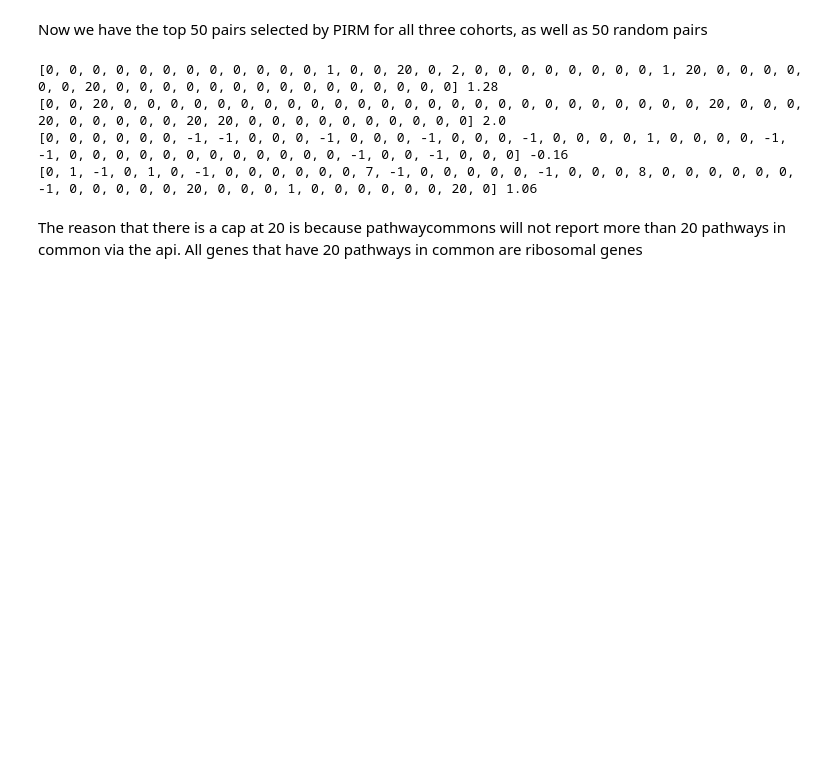
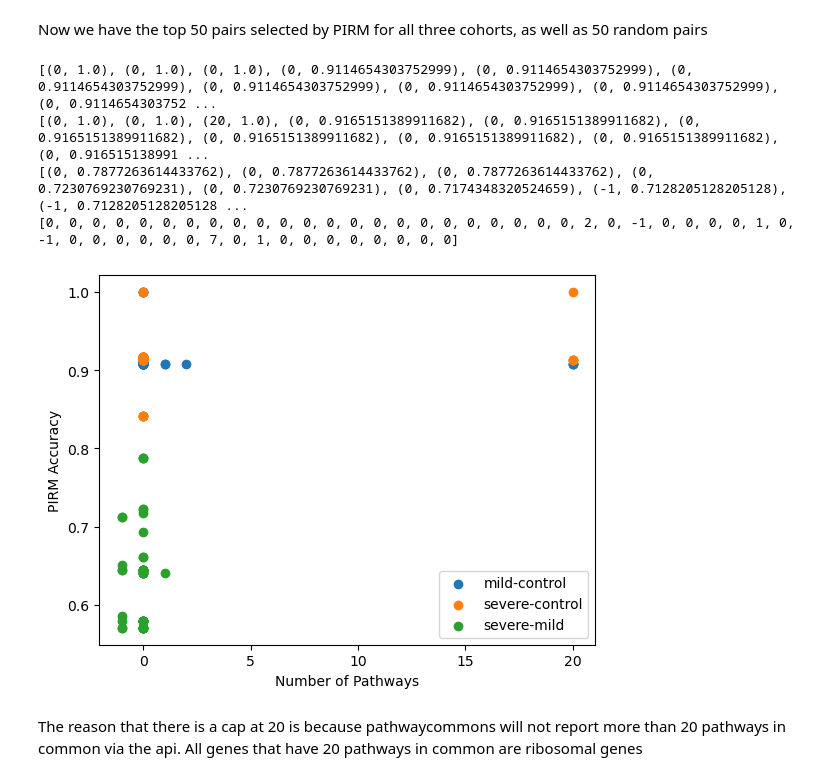
Before and after one commit to SignatureDiagnostics/pathway_analysis, a Jupyter notebook: PIRM_on_pathways.ipynb, the cells around one changed output. Saved outputs shown, nothing was run; the diff lists cells and outputs as text; code cells hidden in the pictures; blank space fills up the shorter version.

Commit message:
added accuracy plot

```diff
--- a/PIRM_on_pathways.ipynb
+++ b/PIRM_on_pathways.ipynb
@@ -135,7 +136,7 @@ def PIRM_pairs(case, control, top_n):
     d.test_all_combos()
     d.filter_results()
     best_pairs = d.best_pairs[:top_n]
-    return np.array(best_pairs[['x', 'y']].values)
+    return np.array(best_pairs[['x', 'y', 'mcc']].values)
 # %% [markdown]
 Now we have a function that makes random pairs
 # %%
@@ -148,11 +149,18 @@ def random_pairs(top_n):
 def pathway_lengths(pair_set):
     p = []
     for combo in pair_set:
-        pathways = pathways_in_common(*combo)
+        c = combo[:2]
+        if len(combo) == 3:
+            acc = combo[2]
+        pathways = pathways_in_common(*c)
         if pathways == -1:
-            p.append(-1)
+            pathway_val = -1
         else:
-            p.append(len(pathways))
+            pathway_val = len(pathways)
+        if len(combo) == 3:
+            p.append((pathway_val, acc))
+        else:
+            p.append(pathway_val)
     return p
 # %% [markdown]
 Now we have the top 50 pairs selected by PIRM for all three cohorts, as well as 50 random pairs
@@ -163,14 +171,27 @@ severe_control = pathway_lengths(PIRM_pairs(severe, control, n))
 severe_mild = pathway_lengths(PIRM_pairs(severe, mild, n))
 random = pathway_lengths(random_pairs(n))
 # %%
-print(mild_control, np.mean(mild_control))
-print(severe_control, np.mean(severe_control))
-print(severe_mild, np.mean(severe_mild))
-print(random, np.mean(random))
+print(mild_control)
+print(severe_control)
+print(severe_mild)
+print(random)
 # %% [output]
-[0, 0, 0, 0, 0, 0, 0, 0, 0, 0, 0, 0, 1, 0, 0, 20, 0, 2, 0, 0, 0, 0, 0, 0, 0, 0, 1, 20, 0, 0, 0, 0, 0, 0, 20, 0, 0, 0, 0, 0, 0, 0, 0, 0, 0, 0, 0, 0, 0, 0] 1.28
-[0, 0, 20, 0, 0, 0, 0, 0, 0, 0, 0, 0, 0, 0, 0, 0, 0, 0, 0, 0, 0, 0, 0, 0, 0, 0, 0, 0, 20, 0, 0, 0, 20, 0, 0, 0, 0, 0, 20, 20, 0, 0, 0, 0, 0, 0, 0, 0, 0, 0] 2.0
-[0, 0, 0, 0, 0, 0, -1, -1, 0, 0, 0, -1, 0, 0, 0, -1, 0, 0, 0, -1, 0, 0, 0, 0, 1, 0, 0, 0, 0, -1, -1, 0, 0, 0, 0, 0, 0, 0, 0, 0, 0, 0, 0, -1, 0, 0, -1, 0, 0, 0] -0.16
-[0, 1, -1, 0, 1, 0, -1, 0, 0, 0, 0, 0, 0, 7, -1, 0, 0, 0, 0, 0, -1, 0, 0, 0, 8, 0, 0, 0, 0, 0, 0, -1, 0, 0, 0, 0, 0, 20, 0, 0, 0, 1, 0, 0, 0, 0, 0, 0, 20, 0] 1.06
+[(0, 1.0), (0, 1.0), (0, 1.0), (0, 0.9114654303752999), (0, 0.9114654303752999), (0, 0.9114654303752999), (0, 0.9114654303752999), (0, 0.9114654303752999), (0, 0.9114654303752999), (0, 0.9114654303752 ...
+[(0, 1.0), (0, 1.0), (20, 1.0), (0, 0.9165151389911682), (0, 0.9165151389911682), (0, 0.9165151389911682), (0, 0.9165151389911682), (0, 0.9165151389911682), (0, 0.9165151389911682), (0, 0.916515138991 ...
+[(0, 0.7877263614433762), (0, 0.7877263614433762), (0, 0.7877263614433762), (0, 0.7230769230769231), (0, 0.7230769230769231), (0, 0.7174348320524659), (-1, 0.7128205128205128), (-1, 0.7128205128205128 ...
+[0, 0, 0, 0, 0, 0, 0, 0, 0, 0, 0, 0, 0, 0, 0, 0, 0, 0, 0, 0, 0, 0, 0, 2, 0, -1, 0, 0, 0, 0, 1, 0, -1, 0, 0, 0, 0, 0, 0, 7, 0, 1, 0, 0, 0, 0, 0, 0, 0, 0]
+# %%
+x, y = list(zip(*mild_control))
+plt.scatter(x,y, label = 'mild-control')
+x, y = list(zip(*severe_control))
+plt.scatter(x,y,label = 'severe-control')
+x, y = list(zip(*severe_mild))
+plt.scatter(x,y,label = 'severe-mild')
+plt.legend()
+plt.xlabel('Number of Pathways')
+plt.ylabel('PIRM Accuracy')
+plt.show()
+# %% [output]
+[figure, added]
 # %% [markdown]
 The reason that there is a cap at 20 is because pathwaycommons will not report more than 20 pathways in common via the api. All genes that have 20 pathways in common are ribosomal genes
```
Also changed, not shown: parts of 1 cell of this notebook, 1 other file.
